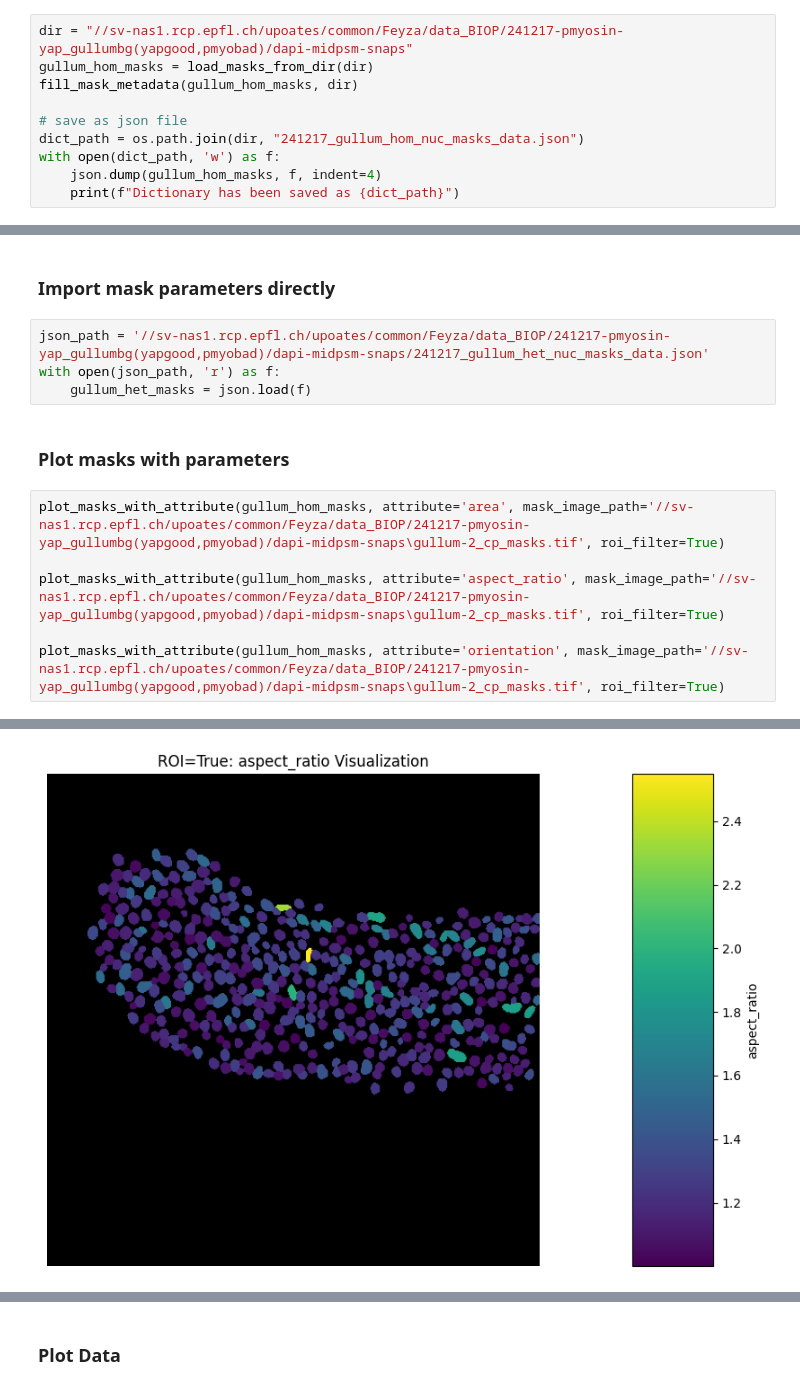
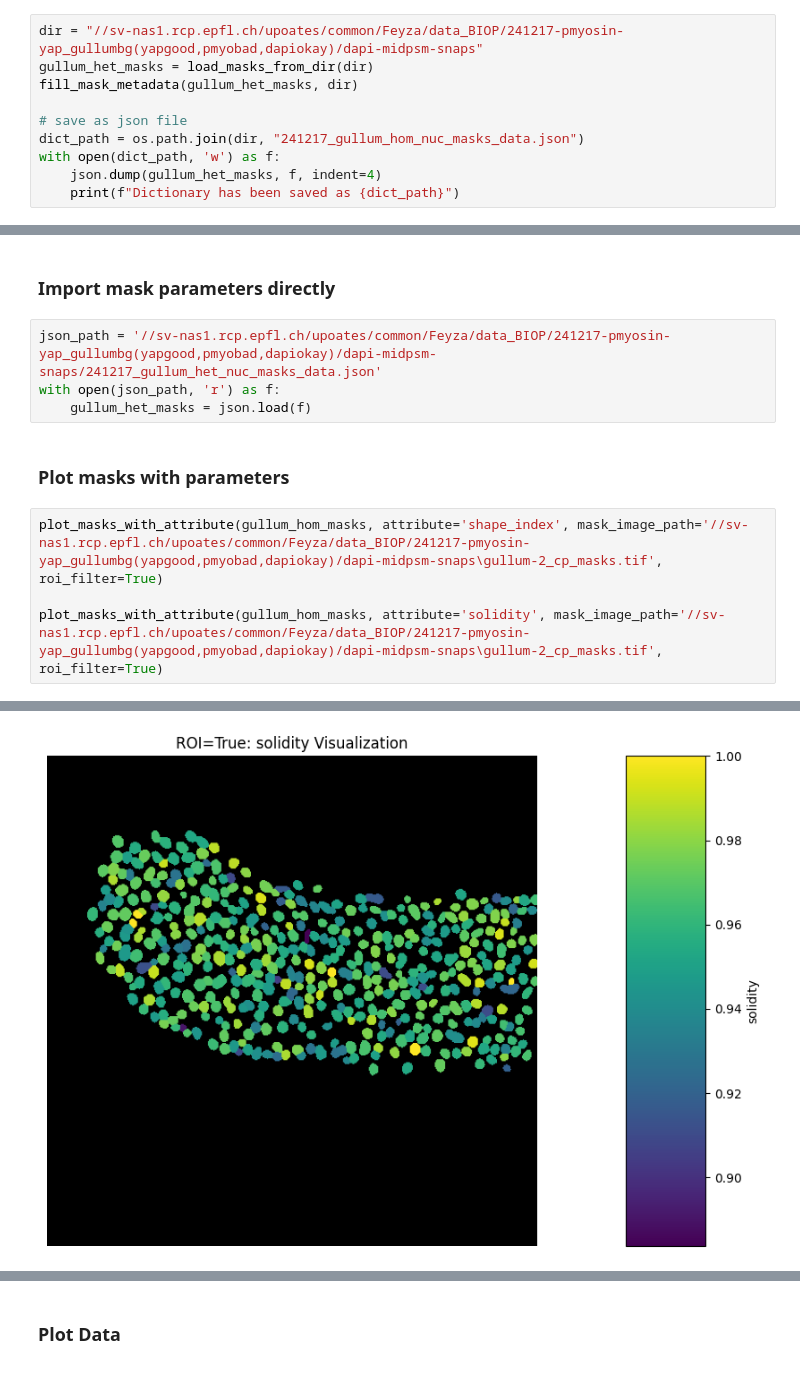
Before and after one commit to feyzanar/git-mycodes, a Jupyter notebook: 2d_mask_parameters.ipynb, the cells around one changed output, grey strips where cells are left out. Drawn from its saved outputs; the diff is of its cells as text.

```diff
--- a/2d_mask_parameters.ipynb
+++ b/2d_mask_parameters.ipynb
@@ -391,13 +508,13 @@ def plot_masks_with_attribute(masks, attribute, mask_image_path, roi_filter=None
 # %% [markdown]
 ### Calculate mask parameters
 # %%
-dir = "//sv-nas1.rcp.epfl.ch/upoates/common/Feyza/data_BIOP/241217-pmyosin-yap_gullumbg(yapgood,pmyobad)/dapi-midpsm-snaps"
-gullum_hom_masks = load_masks_from_dir(dir)
-fill_mask_metadata(gullum_hom_masks, dir)
+dir = "//sv-nas1.rcp.epfl.ch/upoates/common/Feyza/data_BIOP/241217-pmyosin-yap_gullumbg(yapgood,pmyobad,dapiokay)/dapi-midpsm-snaps"
+gullum_het_masks = load_masks_from_dir(dir)
+fill_mask_metadata(gullum_het_masks, dir)
 
 # save as json file
 dict_path = os.path.join(dir, "241217_gullum_hom_nuc_masks_data.json")
 with open(dict_path, 'w') as f:
-    json.dump(gullum_hom_masks, f, indent=4)
+    json.dump(gullum_het_masks, f, indent=4)
     print(f"Dictionary has been saved as {dict_path}")
 # %% [output]
@@ -405,15 +546,13 @@ Dictionary has been saved as //sv-nas1.rcp.epfl.ch/upoates/common/Feyza/data_BIO
 # %% [markdown]
 ### Import mask parameters directly
 # %%
-json_path = '//sv-nas1.rcp.epfl.ch/upoates/common/Feyza/data_BIOP/241217-pmyosin-yap_gullumbg(yapgood,pmyobad)/dapi-midpsm-snaps/241217_gullum_het_nuc_masks_data.json'
+json_path = '//sv-nas1.rcp.epfl.ch/upoates/common/Feyza/data_BIOP/241217-pmyosin-yap_gullumbg(yapgood,pmyobad,dapiokay)/dapi-midpsm-snaps/241217_gullum_het_nuc_masks_data.json'
 with open(json_path, 'r') as f:
     gullum_het_masks = json.load(f)
 # %% [markdown]
 ### Plot masks with parameters
 # %%
-plot_masks_with_attribute(gullum_hom_masks, attribute='area', mask_image_path='//sv-nas1.rcp.epfl.ch/upoates/common/Feyza/data_BIOP/241217-pmyosin-yap_gullumbg(yapgood,pmyobad)/dapi-midpsm-snaps\gullum-2_cp_masks.tif', roi_filter=True)
+plot_masks_with_attribute(gullum_hom_masks, attribute='shape_index', mask_image_path='//sv-nas1.rcp.epfl.ch/upoates/common/Feyza/data_BIOP/241217-pmyosin-yap_gullumbg(yapgood,pmyobad,dapiokay)/dapi-midpsm-snaps\gullum-2_cp_masks.tif', roi_filter=True)
 
-plot_masks_with_attribute(gullum_hom_masks, attribute='aspect_ratio', mask_image_path='//sv-nas1.rcp.epfl.ch/upoates/common/Feyza/data_BIOP/241217-pmyosin-yap_gullumbg(yapgood,pmyobad)/dapi-midpsm-snaps\gullum-2_cp_masks.tif', roi_filter=True)
-
-plot_masks_with_attribute(gullum_hom_masks, attribute='orientation', mask_image_path='//sv-nas1.rcp.epfl.ch/upoates/common/Feyza/data_BIOP/241217-pmyosin-yap_gullumbg(yapgood,pmyobad)/dapi-midpsm-snaps\gullum-2_cp_masks.tif', roi_filter=True)
+plot_masks_with_attribute(gullum_hom_masks, attribute='solidity', mask_image_path='//sv-nas1.rcp.epfl.ch/upoates/common/Feyza/data_BIOP/241217-pmyosin-yap_gullumbg(yapgood,pmyobad,dapiokay)/dapi-midpsm-snaps\gullum-2_cp_masks.tif', roi_filter=True)
 # %% [output]
@@ -421 +560 @@ plot_masks_with_attribute(gullum_hom_masks, attribute='orientation', mask_image_
-[figure, old version]
+[figure, new version]
```
Also changed, not shown: parts of 15 cells of this notebook.
